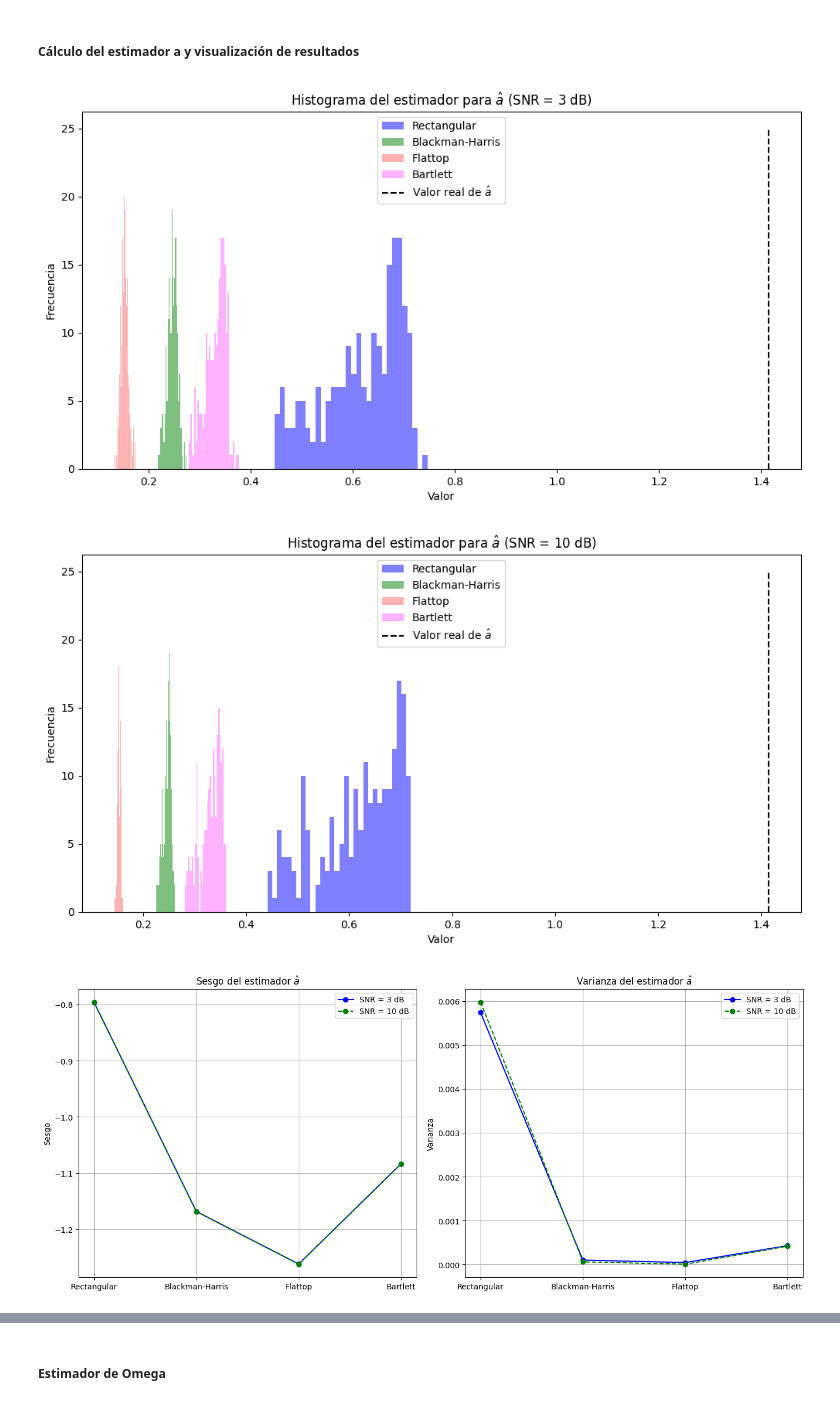
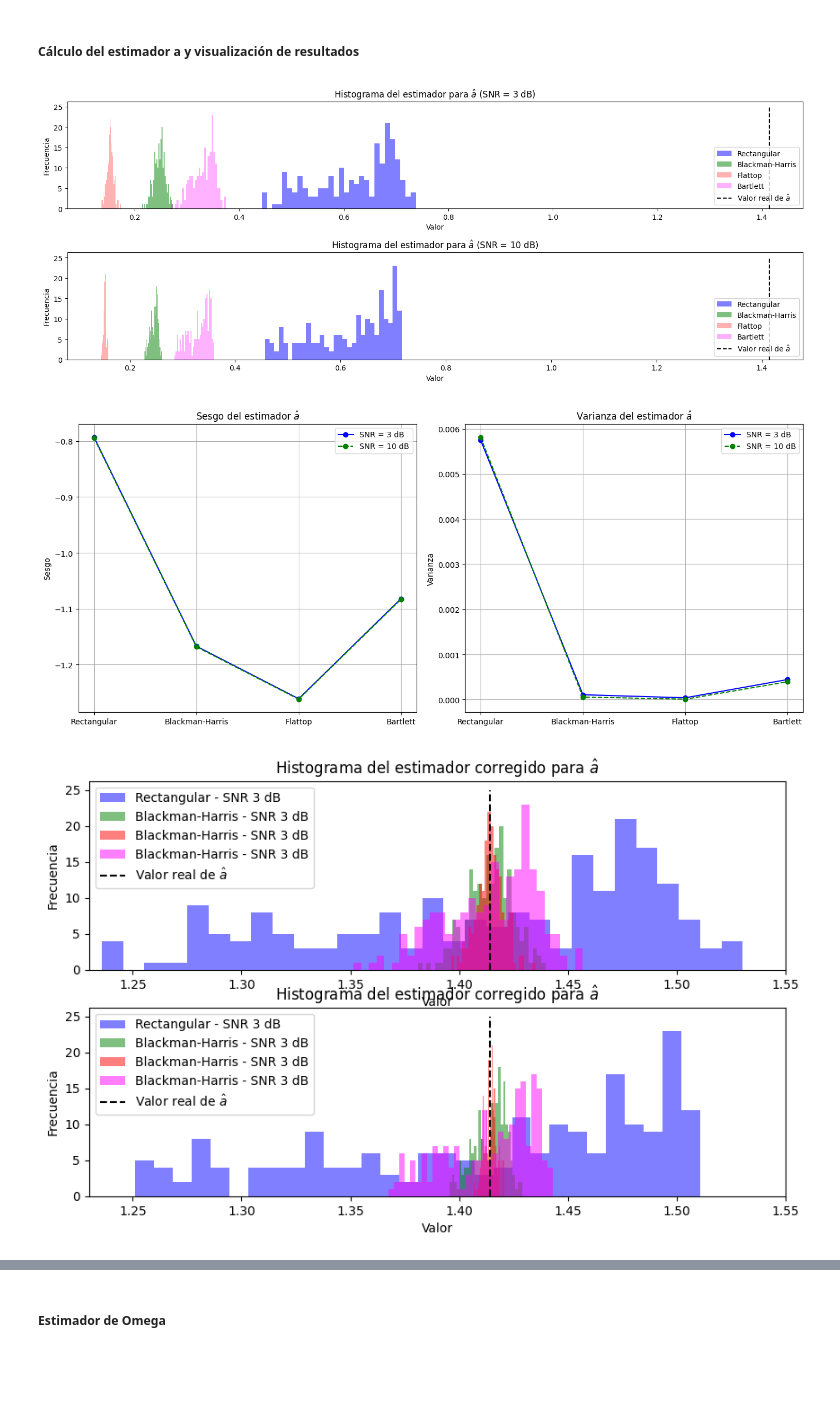
Before and after one commit to Greta-unsam/APS2.0, a Jupyter notebook: Tarea 4/Tarea4.ipynb, the cells around one changed output, grey strips where cells are left out. Drawn from its saved outputs; the diff is of its cells as text; code cells hidden in the pictures; blank space fills up the shorter version.

```diff
--- a/Tarea 4/Tarea4.ipynb
+++ b/Tarea 4/Tarea4.ipynb
@@ -358,7 +359,8 @@ a_est_bh_3 = np.abs(ft_3_bh[int(round(f0))])
 a_est_ft_3 = np.abs(ft_3_ft[int(round(f0))])
 a_est_bt_3 = np.abs(ft_3_bt[int(round(f0))])
 
-plt.figure(figsize=(12, 6))
+plt.figure(figsize=(15,6))
+plt.subplot(2,1,1)
 plt.hist(a_est_3, bins=30, alpha=0.5, label='Rectangular', color='blue')
 plt.hist(a_est_bh_3, bins=30, alpha=0.5, label='Blackman-Harris', color='green')
 plt.hist(a_est_ft_3, bins=30, alpha=0.3, label='Flattop', color='red')
@@ -367,8 +369,8 @@ plt.plot([a1, a1], [0, 25], 'k--', label='Valor real de $\hat{a}$')
 plt.title('Histograma del estimador para $\hat{a}$ (SNR = 3 dB)')
 plt.xlabel('Valor')
 plt.ylabel('Frecuencia')
-plt.legend()
-plt.show()
+plt.legend(loc='best')
+
 
 # === Estimación de a para SNR = 10 dB ===
 
@@ -377,7 +379,7 @@ a_est_bh_10 = np.abs(ft_10_bh[int(round(f0))])
 a_est_ft_10 = np.abs(ft_10_ft[int(round(f0))])
 a_est_bt_10 = np.abs(ft_10_bt[int(round(f0))])
 
-plt.figure(figsize=(12, 6))
+plt.subplot(2,1,2)
 plt.hist(a_est_10, bins=30, alpha=0.5, label='Rectangular', color='blue')
 plt.hist(a_est_bh_10, bins=30, alpha=0.5, label='Blackman-Harris', color='green')
 plt.hist(a_est_ft_10, bins=30, alpha=0.3, label='Flattop', color='red')
@@ -386,7 +388,9 @@ plt.plot([a1, a1], [0, 25], 'k--', label='Valor real de $\hat{a}$')
 plt.title('Histograma del estimador para $\hat{a}$ (SNR = 10 dB)')
 plt.xlabel('Valor')
 plt.ylabel('Frecuencia')
-plt.legend()
+plt.legend(loc='best')
+
+plt.tight_layout()
 plt.show()
 
 # === Sesgo y varianza para ambas SNR ===
@@ -423,37 +427,52 @@ plt.plot([1, 2, 3, 4], [sesgo_3, sesgo_bh_3, sesgo_ft_3, sesgo_bt_3], 'o-', labe
 plt.plot([1, 2, 3, 4], [sesgo_10, sesgo_bh_10, sesgo_ft_10, sesgo_bt_10], 'o--', label='SNR = 10 dB', color='green')
 plt.xticks([1, 2, 3, 4], ['Rectangular', 'Blackman-Harris', 'Flattop', 'Bartlett'])
 plt.title('Sesgo del estimador $\hat{a}$')
 plt.ylabel('Sesgo')
 plt.grid(True)
 plt.legend()
 
 # VARIANZA
 plt.subplot(1, 2, 2)
 plt.plot([1, 2, 3, 4], [var_3, var_bh_3, var_ft_3, var_bt_3], 'o-', label='SNR = 3 dB', color='blue')
 plt.plot([1, 2, 3, 4], [var_10, var_bh_10, var_ft_10, var_bt_10], 'o--', label='SNR = 10 dB', color='green')
 plt.xticks([1, 2, 3, 4], ['Rectangular', 'Blackman-Harris', 'Flattop', 'Bartlett'])
 plt.title('Varianza del estimador $\hat{a}$')
 plt.ylabel('Varianza')
 plt.grid(True)
 plt.legend()
 
 plt.tight_layout()
 plt.show()
 
 # === Histogramas corregidos ===
 
-plt.figure(figsize=(12, 6))
+plt.figure(figsize=(10, 6))
+plt.subplot(2,1,1)
 plt.hist(a_est_3 - sesgo_3, bins=30, alpha=0.5, label='Rectangular - SNR 3 dB', color='blue')
-plt.hist(a_est_10 - sesgo_10, bins=30, alpha=0.5, label='Rectangular - SNR 10 dB', color='skyblue')
 plt.hist(a_est_bh_3 - sesgo_bh_3, bins=30, alpha=0.5, label='Blackman-Harris - SNR 3 dB', color='green')
-plt.hist(a_est_bh_10 - sesgo_bh_10, bins=30, alpha=0.5, label='Blackman-Harris - SNR 10 dB', color='lightgreen')
+plt.hist(a_est_ft_3 - sesgo_ft_3, bins=30, alpha=0.5, label='Blackman-Harris - SNR 3 dB', color='red')
+plt.hist(a_est_bt_3 - sesgo_bt_3, bins=30, alpha=0.5, label='Blackman-Harris - SNR 3 dB', color='magenta')
 plt.plot([a1, a1], [0, 25], 'k--', label='Valor real de $\hat{a}$')
+plt.xlim(1.23, 1.55)
 plt.title('Histograma del estimador corregido para $\hat{a}$')
 plt.xlabel('Valor')
 plt.ylabel('Frecuencia')
-plt.legend()
+plt.legend(loc='best')
+
+plt.subplot(2,1,2)
+plt.hist(a_est_10 - sesgo_10, bins=30, alpha=0.5, label='Rectangular - SNR 3 dB', color='blue')
+plt.hist(a_est_bh_10 - sesgo_bh_10, bins=30, alpha=0.5, label='Blackman-Harris - SNR 3 dB', color='green')
+plt.hist(a_est_ft_10 - sesgo_ft_10, bins=30, alpha=0.5, label='Blackman-Harris - SNR 3 dB', color='red')
+plt.hist(a_est_bt_10 - sesgo_bt_10, bins=30, alpha=0.5, label='Blackman-Harris - SNR 3 dB', color='magenta')
+plt.plot([a1, a1], [0, 25], 'k--', label='Valor real de $\hat{a}$')
+plt.xlim(1.23, 1.55)
+plt.title('Histograma del estimador corregido para $\hat{a}$')
+plt.xlabel('Valor')
+plt.ylabel('Frecuencia')
+plt.legend(loc='best')
+
 plt.show()
 # %% [output]
-[figure, old version]
+[figure, new version]
-[figure, old version]
+[figure, new version]
-[figure, old version]
+[figure, new version]
```
Also changed, not shown: parts of 8 cells of this notebook.
